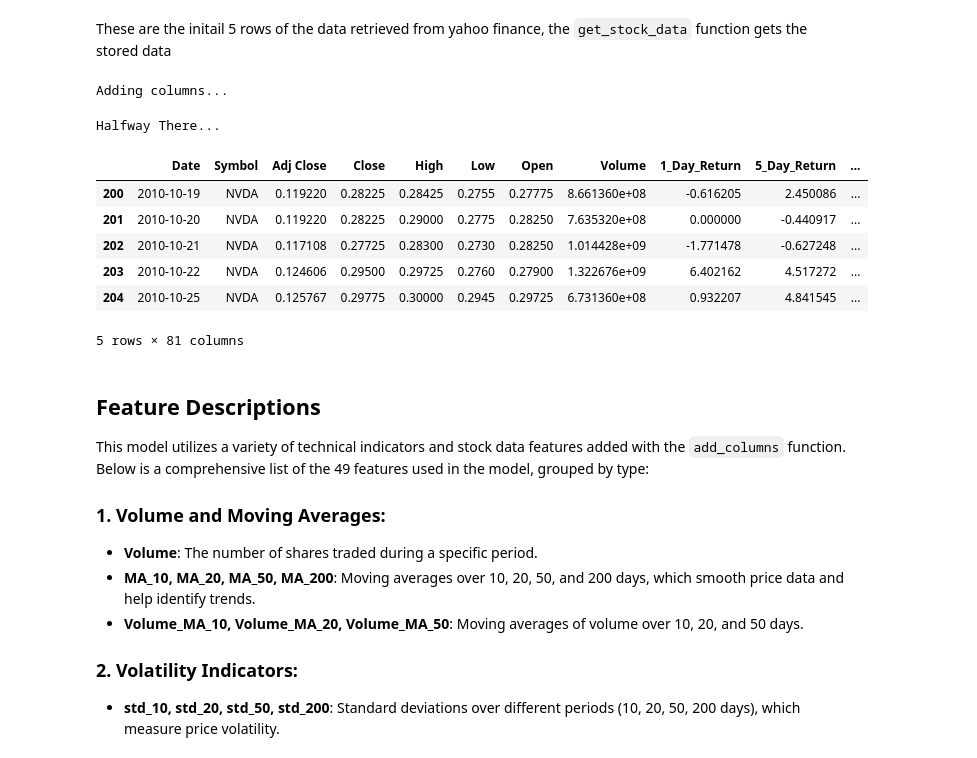
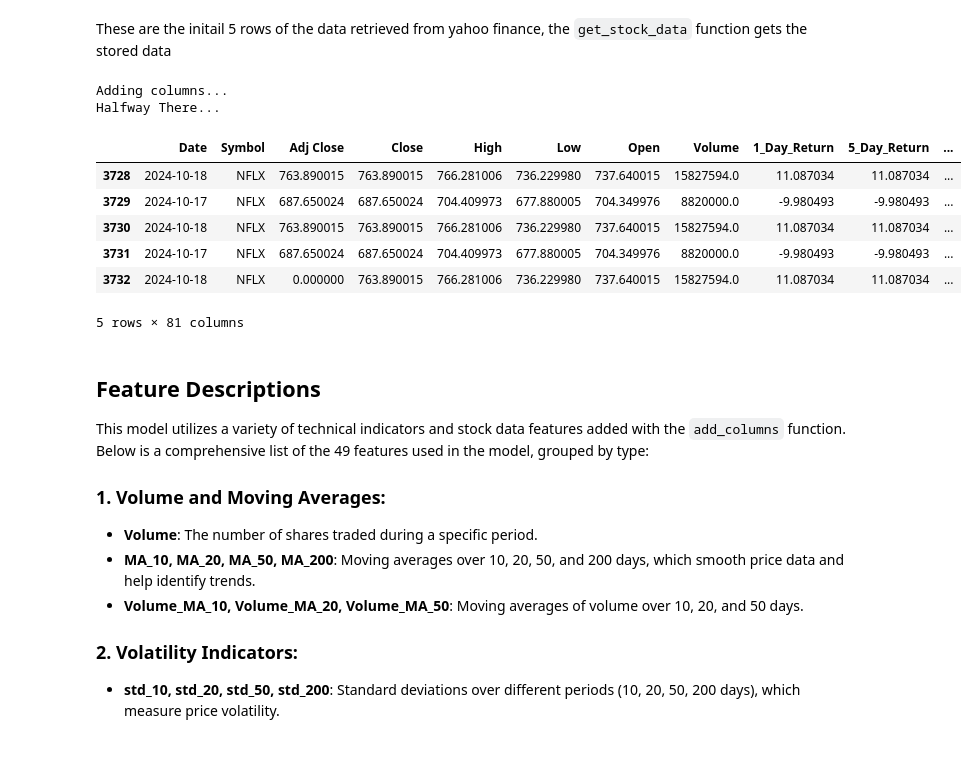
Before and after one commit to uniquedapoet/StockTradingModel, a Jupyter notebook: Stock_Trading_Model_Report.ipynb, the cells around one changed output. Cells and saved outputs as stored; diff of their text form; code cells hidden in the pictures.

```diff
--- a/Stock_Trading_Model_Report.ipynb
+++ b/Stock_Trading_Model_Report.ipynb
@@ -27,17 +27,17 @@ stock_data.tail()
 These are the initail 5 rows of the data retrieved from yahoo finance, the `get_stock_data` function gets the stored data
 # %%
 stock_data = add_columns(stock_data)
-stock_data.head()
+stock_data.tail()
 # %% [output]
 Adding columns...
+Halfway There...
+|  | Date | Symbol | Adj Close | Close | High | Low | Open | Volume | 1_Day_Return | 5_Day_Return | ... |
+| 3728 | 2024-10-18 | NFLX | 763.890015 | 763.890015 | 766.281006 | 736.229980 | 737.640015 | 15827594.0 | 11.087034 | 11.087034 | ... |
+| 3729 | 2024-10-17 | NFLX | 687.650024 | 687.650024 | 704.409973 | 677.880005 | 704.349976 | 8820000.0 | -9.980493 | -9.980493 | ... |
+| 3730 | 2024-10-18 | NFLX | 763.890015 | 763.890015 | 766.281006 | 736.229980 | 737.640015 | 15827594.0 | 11.087034 | 11.087034 | ... |
+| 3731 | 2024-10-17 | NFLX | 687.650024 | 687.650024 | 704.409973 | 677.880005 | 704.349976 | 8820000.0 | -9.980493 | -9.980493 | ... |
+| 3732 | 2024-10-18 | NFLX | 0.000000 | 763.890015 | 766.281006 | 736.229980 | 737.640015 | 15827594.0 | 11.087034 | 11.087034 | ... |
-Halfway There...
+5 rows × 81 columns
-|  | Date | Symbol | Adj Close | Close | High | Low | Open | Volume | 1_Day_Return | 5_Day_Return | ... |
-| 200 | 2010-10-19 | NVDA | 0.119220 | 0.28225 | 0.28425 | 0.2755 | 0.27775 | 8.661360e+08 | -0.616205 | 2.450086 | ... |
-| 201 | 2010-10-20 | NVDA | 0.119220 | 0.28225 | 0.29000 | 0.2775 | 0.28250 | 7.635320e+08 | 0.000000 | -0.440917 | ... |
-| 202 | 2010-10-21 | NVDA | 0.117108 | 0.27725 | 0.28300 | 0.2730 | 0.28250 | 1.014428e+09 | -1.771478 | -0.627248 | ... |
-| 203 | 2010-10-22 | NVDA | 0.124606 | 0.29500 | 0.29725 | 0.2760 | 0.27900 | 1.322676e+09 | 6.402162 | 4.517272 | ... |
-| 204 | 2010-10-25 | NVDA | 0.125767 | 0.29775 | 0.30000 | 0.2945 | 0.29725 | 6.731360e+08 | 0.932207 | 4.841545 | ... |
-5 rows × 81 columns
 # %% [markdown]
 ## Feature Descriptions
 
```
Also changed, not shown: parts of 21 cells of this notebook.
